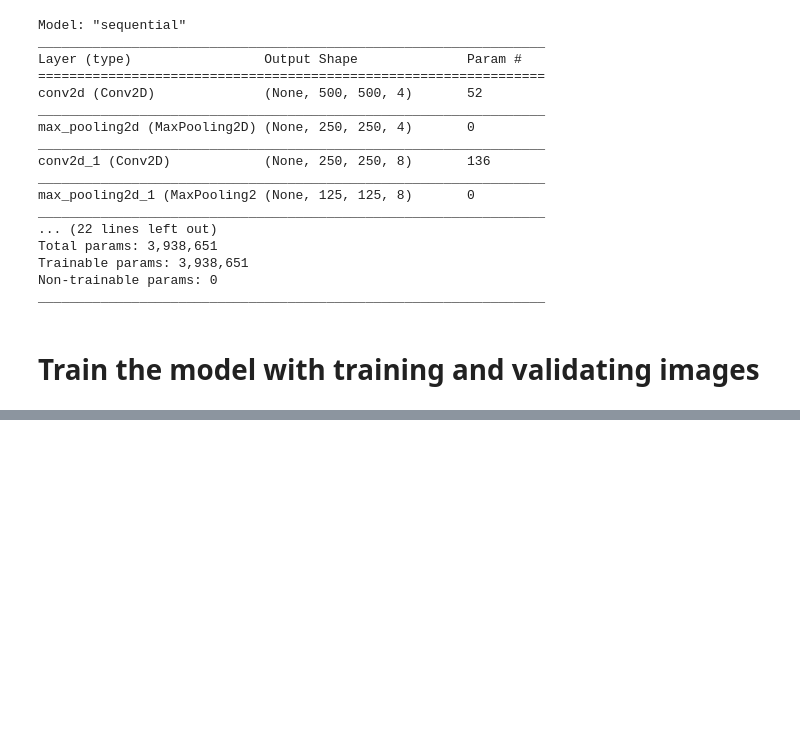
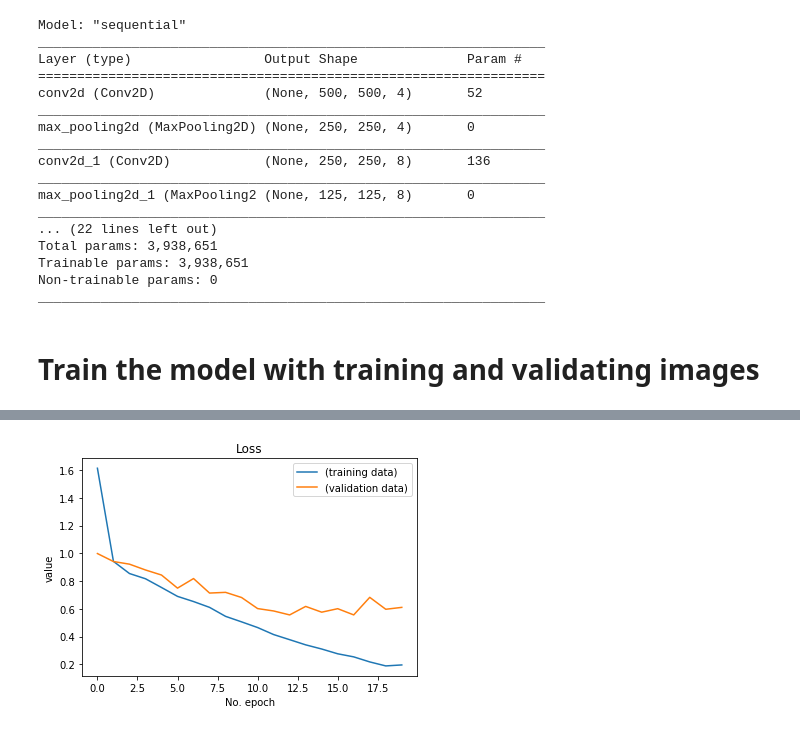
Before and after one commit to pnguenda/target_market, a Jupyter notebook: gc_ML_v04.ipynb, the cells around one changed output, grey strips where cells are left out. Cells and saved outputs as stored; diff of their text form; code cells hidden in the pictures; blank space fills up the shorter version.

```diff
--- a/gc_ML_v04.ipynb
+++ b/gc_ML_v04.ipynb
@@ -224,10 +255,11 @@ print(list_index)
 # %%
 # Plot history:
-plt.plot(history.history['loss'], label='(training data)')
-plt.plot(history.history['val_loss'], label='(validation data)')
-plt.title('Brick Guess')
+plt.plot(history['loss'], label='(training data)')
+plt.plot(history['val_loss'], label='(validation data)')
+plt.title('Loss')
 plt.ylabel('value')
 plt.xlabel('No. epoch')
 plt.legend(loc="upper right")
 plt.show()
-plt.savefig('65pct.png')
+# %% [output]
+[figure, added]
```
Also changed, not shown: parts of 11 cells of this notebook, 3 other files.
